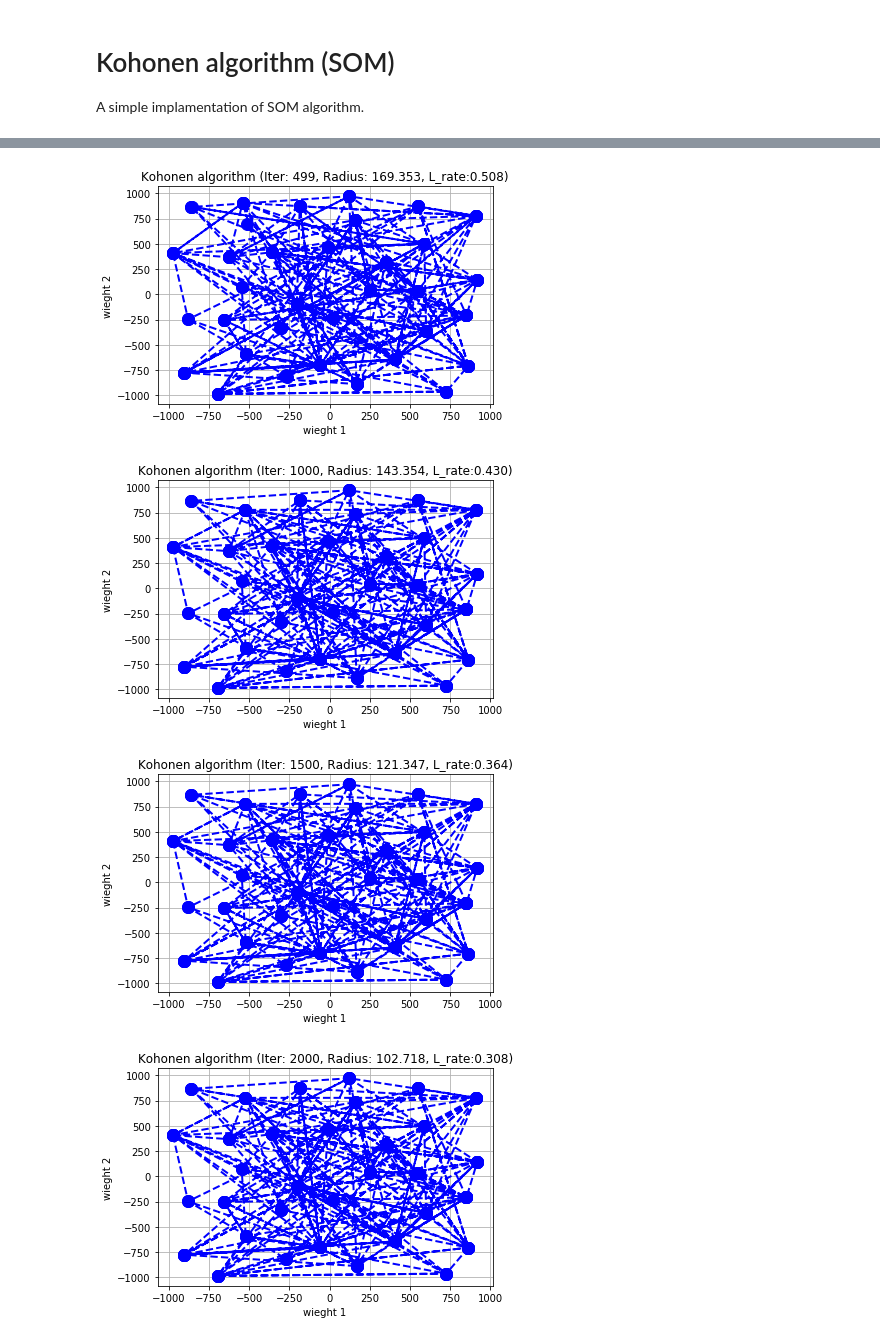
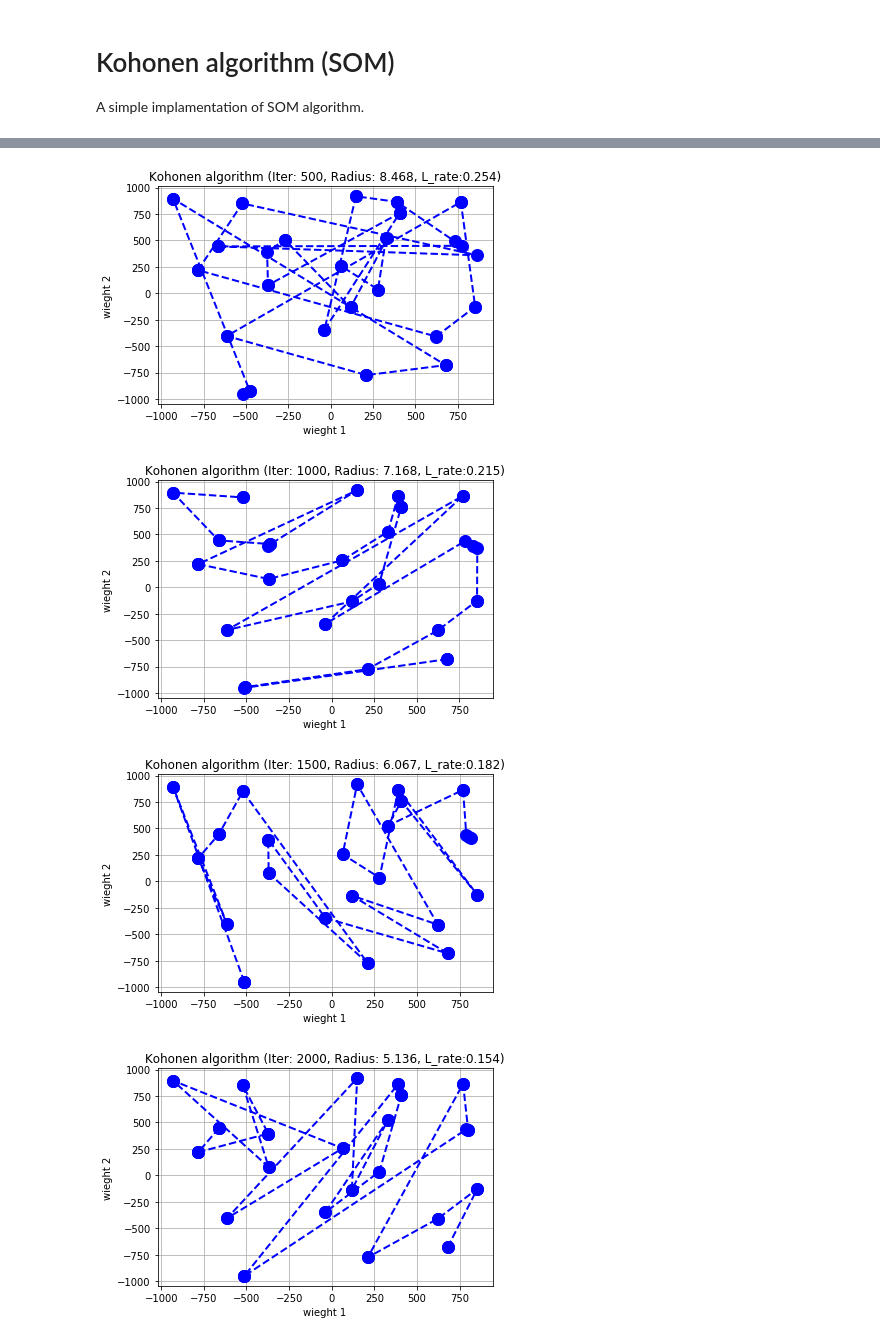
Before and after one commit to MatufA/simple-Kohonen-map, a Jupyter notebook: SOM_algorithm.ipynb, the cells around one changed output, grey strips where cells are left out. Drawn from its saved outputs; the diff is of its cells as text; code cells hidden in the pictures.

```diff
--- a/SOM_algorithm.ipynb
+++ b/SOM_algorithm.ipynb
@@ -26,7 +26,7 @@ def euclidean_dist(x, y, node_id):
 # %%
 def bmu(x ,y, node_id):
   ed = euclidean_dist(x, y, node_id)
-  ed[ed == 0] = np.inf
+  ed[node_id] = np.inf
   argmin_x = np.argmin(ed).item()
   return argmin_x
 # %%
@@ -55,9 +55,11 @@ def train(x, y, max_iter, radius, alpha, is_line=True):
     choice_idx = choose_randomly(x)
     best_match = bmu(x, y, choice_idx)
     x, y = update_neighbourhood(x, y, best_match, choice_idx, radius, alpha)
+    x, y = ord_vector(x, y, choice_idx)
     alpha = init_alpha * np.exp(-step/max_iter)
     radius  = init_radius * np.exp(-step/max_iter)
-    if step+1 == 100 or step+1 == 500:
+    if step == 100:
       draw(x, y, step, radius, alpha, is_line)
     elif (step+1) % 500 == 0:
       draw(x, y, (step+1), radius, alpha, is_line)
+  return x, y
@@ -70,9 +74,9 @@ def train(x, y, max_iter, radius, alpha, is_line=True):
 # %%
-x = np.random.uniform(-1000,1000,200)
-y = np.random.uniform(-1000,1000,200)
+x = np.random.uniform(-1000,1000,50)
+y = np.random.uniform(-1000,1000,50)
 step_max = 3000
-radius = 200
-alpha = 0.6
+radius = 10
+alpha = 0.3
 draw(x, y, 1, radius, alpha)
 train(x, y, step_max, radius, alpha)
 # %% [output]
@@ -81,4 +85,4 @@ train(x, y, step_max, radius, alpha)
-[figure, old version]
+[figure, new version]
-[figure, old version]
+[figure, new version]
-[figure, old version]
+[figure, new version]
-[figure, old version]
+[figure, new version]
```
Also changed, not shown: parts of 10 cells of this notebook.
